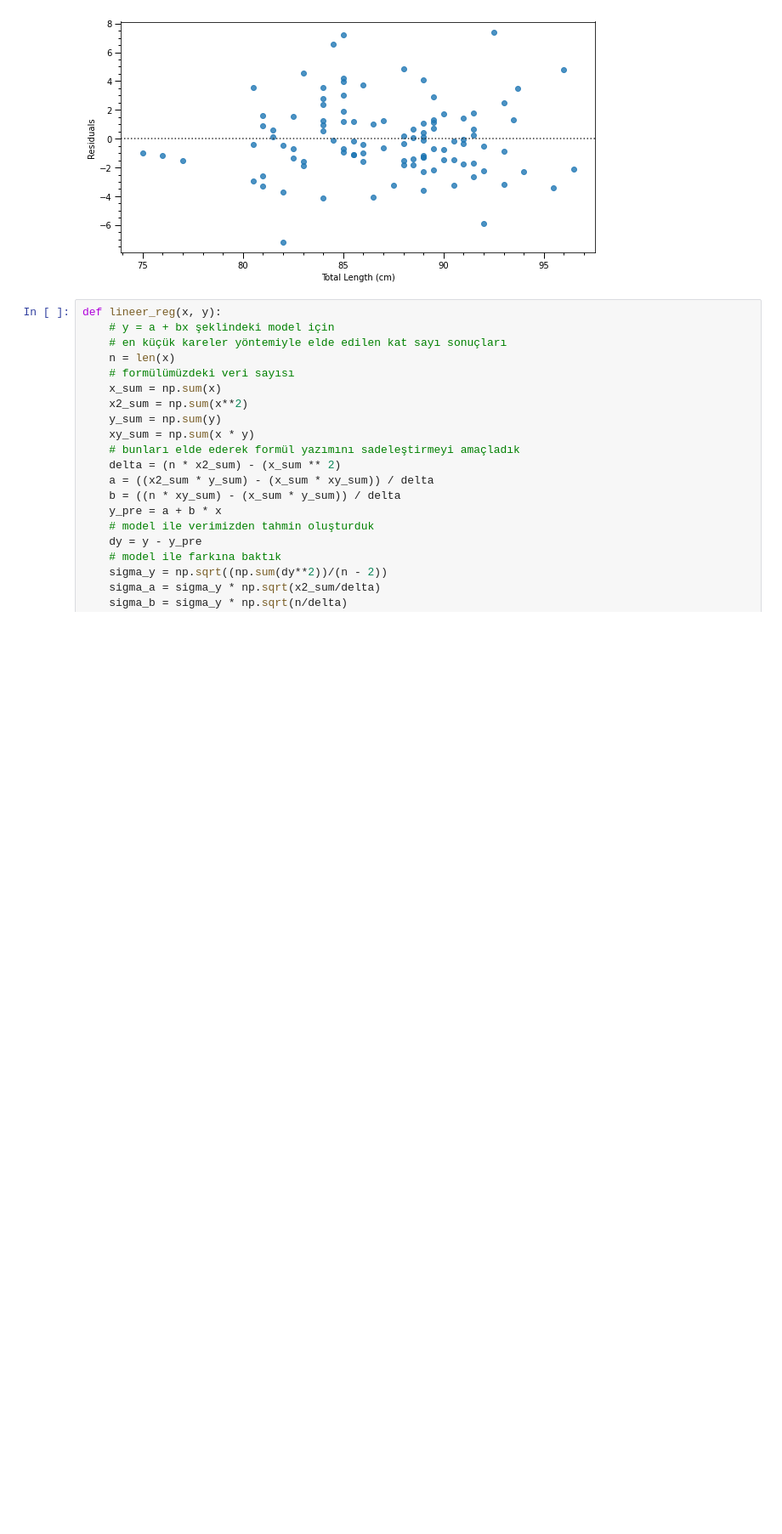
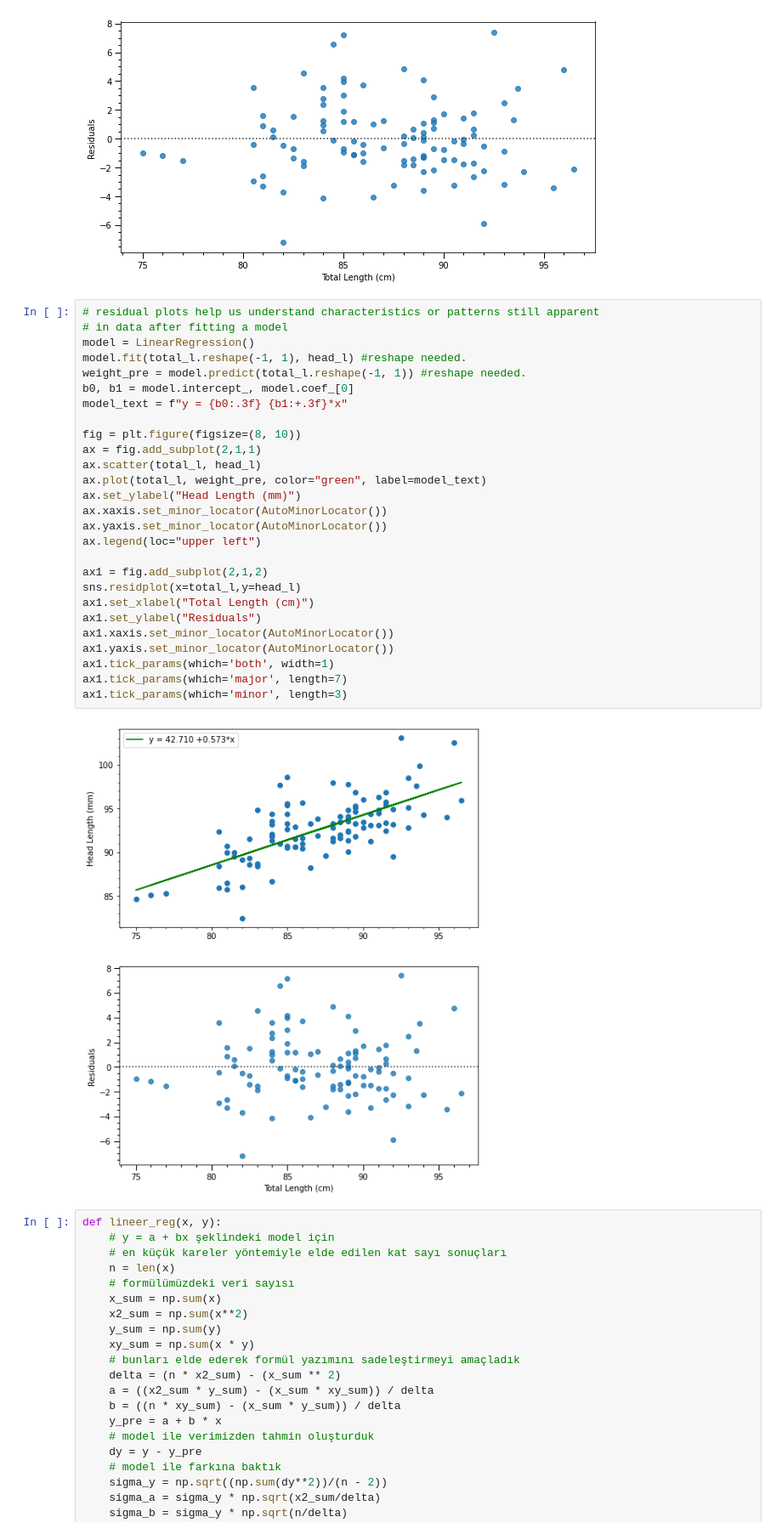
Before and after one commit to mseyhan/statistical-learning, a Jupyter notebook: chapter8_1.ipynb, the cells around one changed output. Shown: that part at 85% size. Saved outputs shown, nothing was run; the diff lists cells and outputs as text; blank space fills up the shorter version.

```diff
--- a/chapter8_1.ipynb
+++ b/chapter8_1.ipynb
@@ -105,6 +105,35 @@ ax.tick_params(which='major', length=7)
 ax.tick_params(which='minor', length=3)
 # %% [output]
 [figure]
+# %%
+# residual plots help us understand characteristics or patterns still apparent
+# in data after fitting a model
+model = LinearRegression()
+model.fit(total_l.reshape(-1, 1), head_l) #reshape needed.
+weight_pre = model.predict(total_l.reshape(-1, 1)) #reshape needed.
+b0, b1 = model.intercept_, model.coef_[0]
+model_text = f"y = {b0:.3f} {b1:+.3f}*x"
+
+fig = plt.figure(figsize=(8, 10))
+ax = fig.add_subplot(2,1,1)
+ax.scatter(total_l, head_l)
+ax.plot(total_l, weight_pre, color="green", label=model_text)
+ax.set_ylabel("Head Length (mm)")
+ax.xaxis.set_minor_locator(AutoMinorLocator())
+ax.yaxis.set_minor_locator(AutoMinorLocator())
+ax.legend(loc="upper left")
+
+ax1 = fig.add_subplot(2,1,2)
+sns.residplot(x=total_l,y=head_l)
+ax1.set_xlabel("Total Length (cm)")
+ax1.set_ylabel("Residuals")
+ax1.xaxis.set_minor_locator(AutoMinorLocator())
+ax1.yaxis.set_minor_locator(AutoMinorLocator())
+ax1.tick_params(which='both', width=1)
+ax1.tick_params(which='major', length=7)
+ax1.tick_params(which='minor', length=3)
+# %% [output]
+[figure, added]
 # %%
 def lineer_reg(x, y):
     # y = a + bx şeklindeki model için
```
